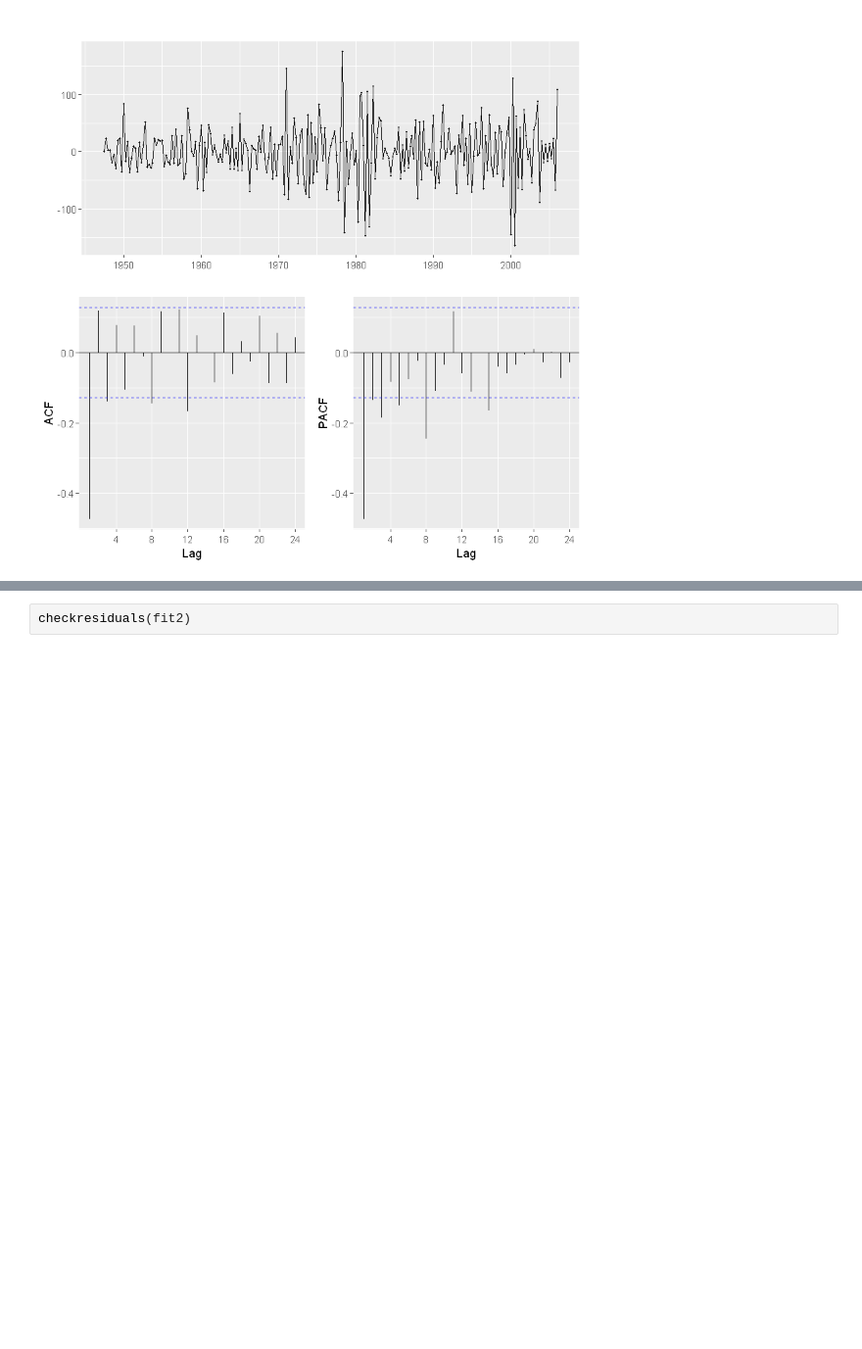
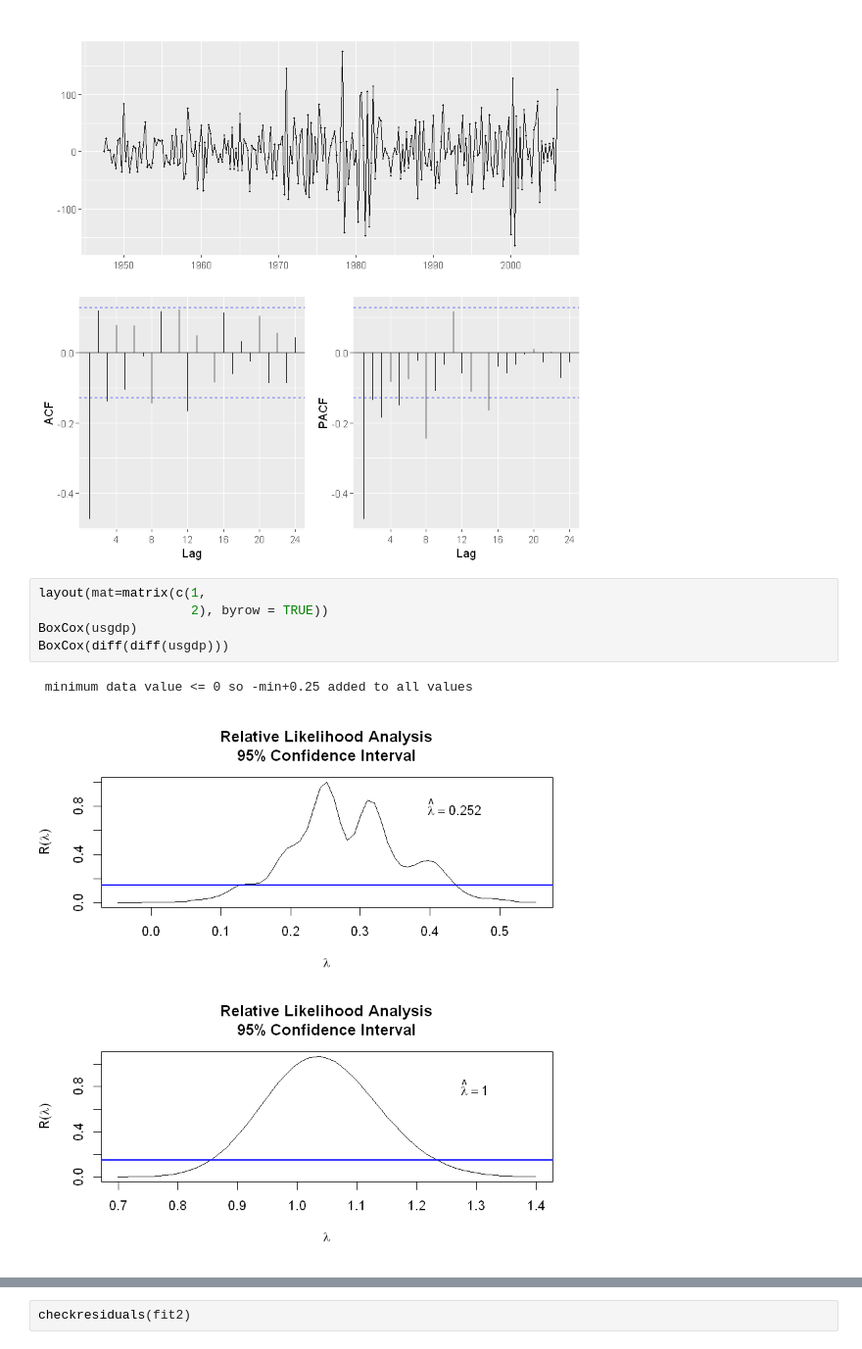
Before and after one commit to D4R6-Robot/Statistics, a Jupyter notebook: 2nd semester/02.TimeSeries/HW3/HW(3-2).ipynb, the cells around one changed output, grey strips where cells are left out. Shown: that part at 98% size. Saved outputs shown, nothing was run; the diff lists cells and outputs as text; blank space fills up the shorter version.

```diff
--- a/2nd semester/02.TimeSeries/HW3/HW(3-2).ipynb
+++ b/2nd semester/02.TimeSeries/HW3/HW(3-2).ipynb
@@ -106,4 +105,12 @@ ggtsdisplay(diff(usgdp))
 ggtsdisplay(diff(diff(usgdp)))
 # %% [output]
 [figure]
+# %%
+layout(mat=matrix(c(1,
+                    2), byrow = TRUE))
+BoxCox(usgdp)
+BoxCox(diff(diff(usgdp)))
+# %% [output]
+ minimum data value <= 0 so -min+0.25 added to all values
+[figure, added]
 # %%
```
Also changed, not shown: parts of 24 cells of this notebook, 3 other files.
